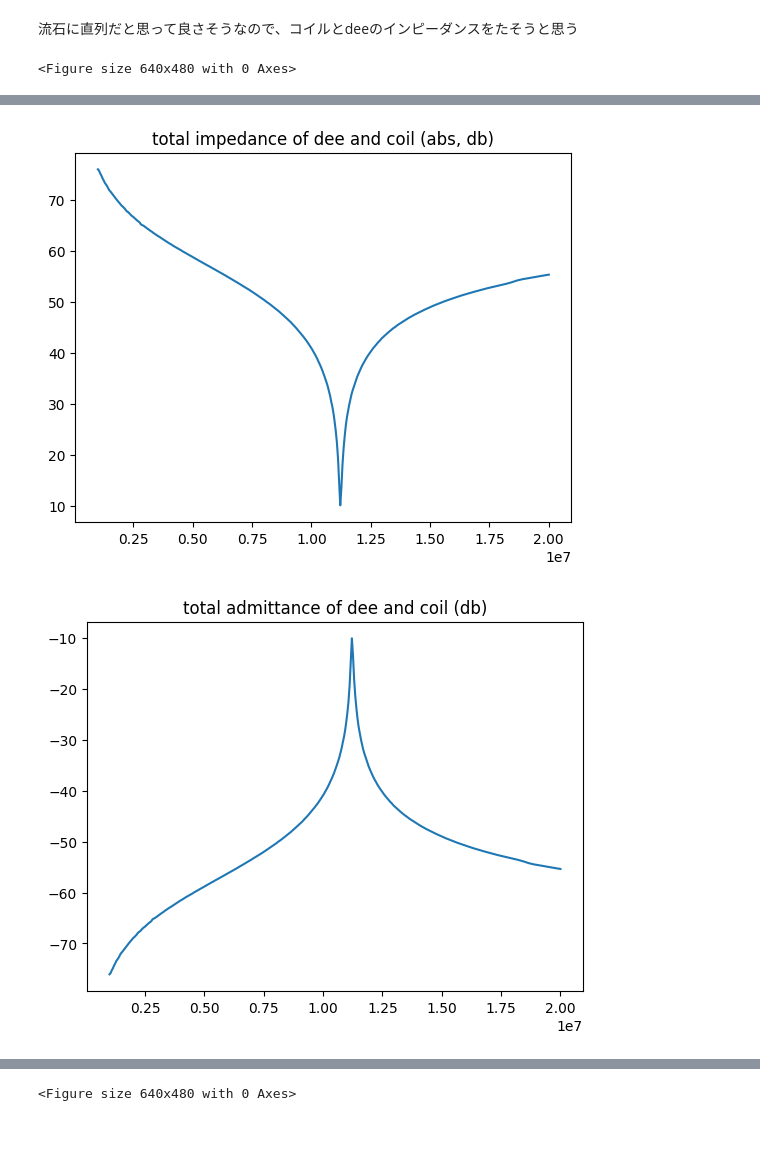
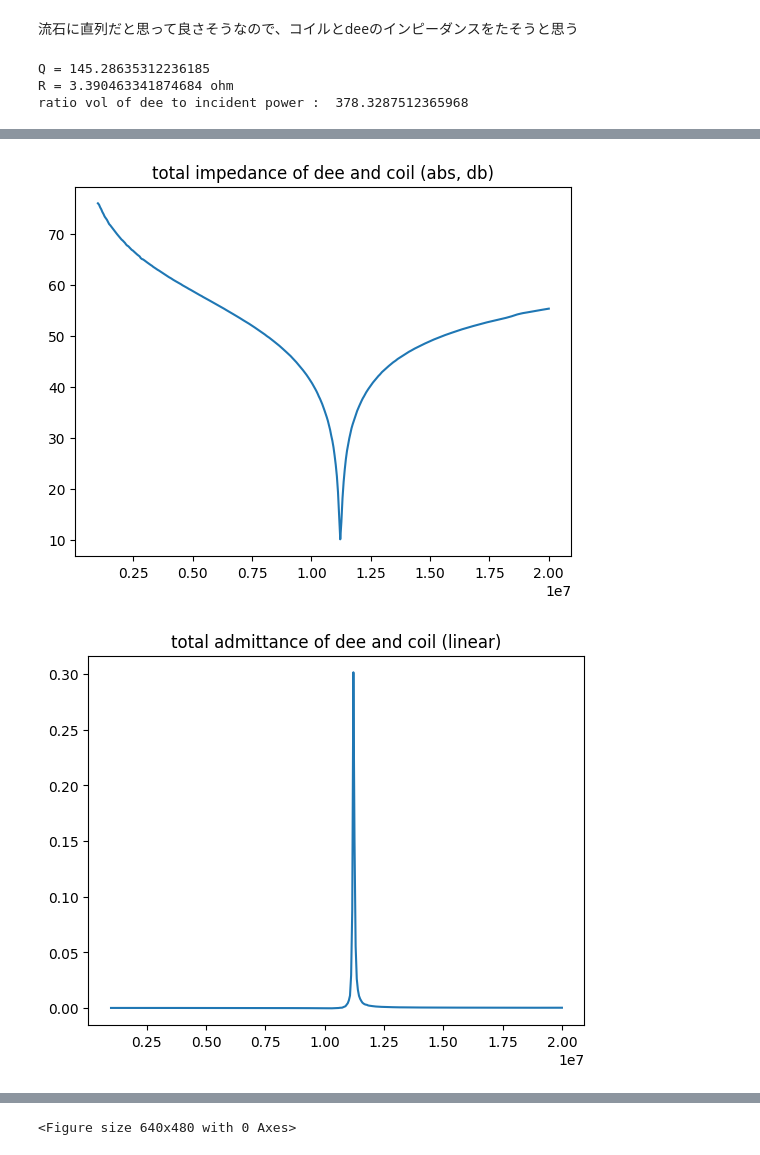
Before and after one commit to tyaxm/cyclotron, a Jupyter notebook: src/RLC_with_stray.ipynb, the cells around one changed output, grey strips where cells are left out. Saved outputs shown, nothing was run; the diff lists cells and outputs as text; code cells hidden in the pictures.

```diff
--- a/src/RLC_with_stray.ipynb
+++ b/src/RLC_with_stray.ipynb
@@ -354,8 +355,9 @@ fitしてみよう
 # z_fit = np.abs(Z_C)[mask]
 
 popt,pcov = curve_fit(zmodel.inverse_prop,freq,-Z_dee.imag)
-print(1 / (2 * np.pi *popt[0]))
-print(popt[1])
+error = np.sqrt(np.diag(pcov))
+print(1 / (2 * np.pi *popt[0]), '±', error[0]/ (2 * np.pi *popt[0]**2))
+print(popt[1], '±', error[1])
 
 plt.plot(freq,-Z_dee.imag,'.',label='imag_dee')
 plt.plot(freq,zmodel.inverse_prop(freq,*popt), label = 'fit')
@@ -364,11 +366,13 @@ plt.title('Impedance of the dee (imag)')
 plt.figure()
 
 popt,pcov = curve_fit(zmodel.inverse_prop_ideal,freq,-Z_dee.imag)
-print(1 / (2 * np.pi *popt))
+print('ideal : ',1 / (2 * np.pi *popt[0]), '±', error[0]/ (2 * np.pi *popt[0]**2))
+C = 1 / (2 * np.pi *popt[0])
+
 
 plt.plot(freq,-Z_dee.imag,'.',label='imag_dee')
 plt.plot(freq,zmodel.inverse_prop_ideal(freq,*popt), label = 'fit')
 plt.legend()
-plt.title('Impedance of the dee (imag)')
+plt.title('Impedance of the dee (imag), ideal')
 plt.figure()
 # %% [output]
@@ -381,8 +385,10 @@ plt.figure()
 <Figure size 640x480 with 0 Axes>
 # %%
 popt,pcov = curve_fit(zmodel.linear,freq,Z_coil.imag)
-print(popt[0]/(2 * np.pi))
-print(popt[1])
+error = np.sqrt(np.diag(pcov))
+print(popt[0]/(2 * np.pi), '±', error[0]/ (2 * np.pi))
+print(popt[1], '±', error[1])
+L = popt[0]/(2 * np.pi)
 
 plt.plot(freq,Z_coil.imag,'.',label='imag_coil')
 plt.plot(freq,zmodel.linear(freq,*popt), label = 'fit')
@@ -400,24 +406,35 @@ plt.figure()
 # %%
 Z_tot = Z_dee + Z_coil
 plt.plot(freq, Z_tot.real, '.', label = 'real')
 plt.plot(freq, Z_tot.imag, '.',label= 'iag')
 plt.title('total impedance of dee and coil')
 plt.figure()
 #なぜか実インピーダンスが負になる。。
 
 plt.plot(freq, stoz.db(Z_tot))
 plt.title('total impedance of dee and coil (abs, db)')
 plt.figure()
 
 #まあ上のインピーダンスからQを求めて、共振周波数も求めてLも分かればRもわかるか
 
-
+plt.plot(freq, 1/Z_tot)
+plt.title('total admittance of dee and coil (linear)')
+plt.figure()
 plt.plot(freq, stoz.db(1/Z_tot))
 plt.title('total admittance of dee and coil (db)')
 plt.figure()
 #admittanceはインピーダンスの逆数
+Q = usf.q_value(freq, stoz.db(1/Z_tot))
+R = np.sqrt(L/C)/Q
+print('Q =',Q)
+print('R =',R, 'ohm' )
+#電力に対するピーク電圧
+ratio_vol_to_sqrt_power = np.sqrt(2 * R) * Q
+print('ratio vol of dee to incident power : ', ratio_vol_to_sqrt_power)
 # %% [output]
-<Figure size 640x480 with 0 Axes>
+Q = 145.28635312236185
+R = 3.390463341874684 ohm
+ratio vol of dee to incident power :  378.3287512365968
 [figure]
 [figure]
-[figure, old version]
+[figure, new version]
```
Also changed, not shown: parts of 4 cells of this notebook, 1 other file.
